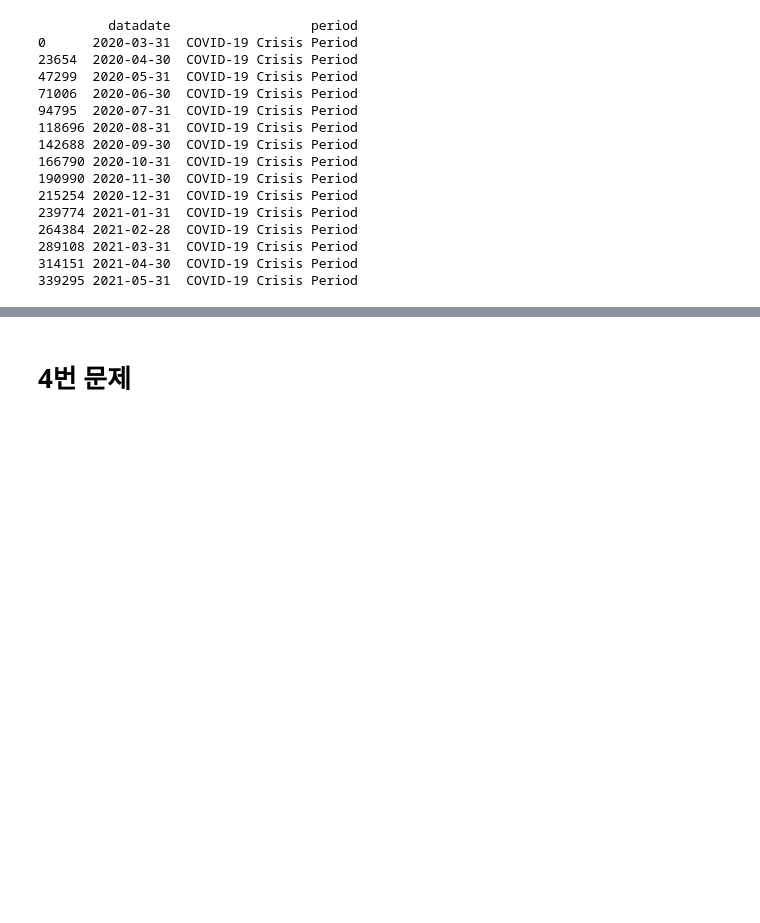
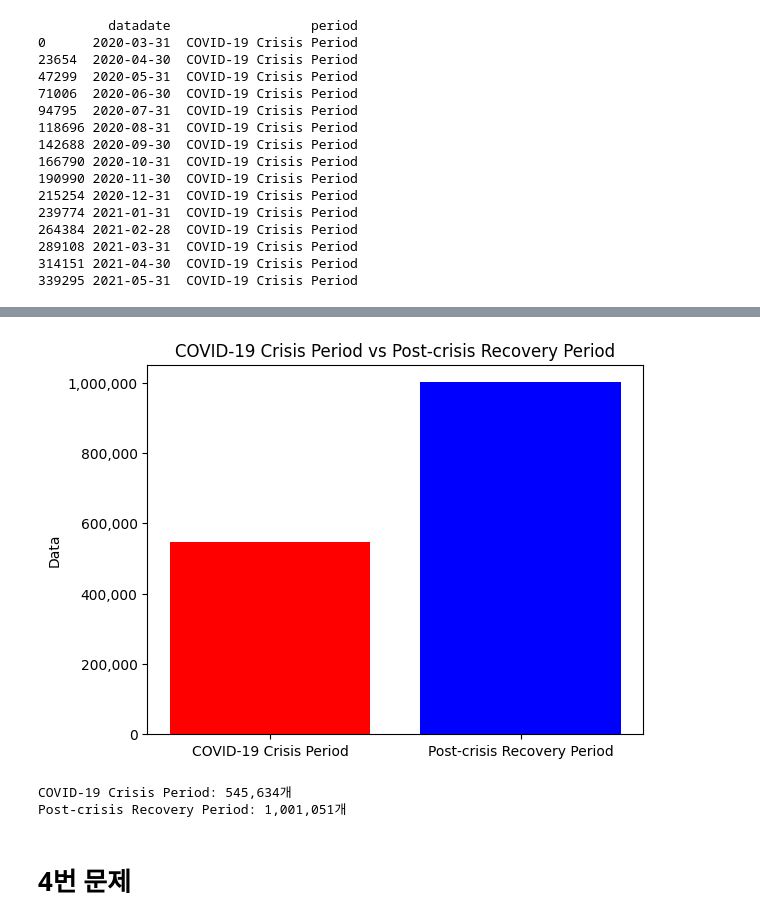
Before and after one commit to LJMfintech/Financial_Data_Analysis, a Jupyter notebook: DataAnalysisHW1.ipynb, the cells around one changed output, grey strips where cells are left out. Saved outputs shown, nothing was run; the diff lists cells and outputs as text; code cells hidden in the pictures; blank space fills up the shorter version.

```diff
--- a/DataAnalysisHW1.ipynb
+++ b/DataAnalysisHW1.ipynb
@@ -401,3 +328,26 @@ data_set.head()
+# %%
+
+from matplotlib.ticker import FuncFormatter
+
+fig, ax = plt.subplots()
+ax.bar(period_names, period_counts, color=['red', 'blue'])
+ax.set_title('COVID-19 Crisis Period vs Post-crisis Recovery Period')
+ax.set_ylabel('Data')
+
+# y축 숫자에 천 단위 콤마 표시
+ax.yaxis.set_major_formatter(FuncFormatter(lambda x, pos: f'{int(x):,}'))
+
+plt.show()
+
+count_covid = len(covid_period)
+count_recovery = len(recovery_period)
+
+print(f"COVID-19 Crisis Period: {count_covid:,}개")
+print(f"Post-crisis Recovery Period: {count_recovery:,}개")
+# %% [output]
+[figure, added]
+COVID-19 Crisis Period: 545,634개
+Post-crisis Recovery Period: 1,001,051개
 # %% [markdown]
 # 4번 문제
 # %%
```
Also changed, not shown: parts of 19 cells of this notebook.
